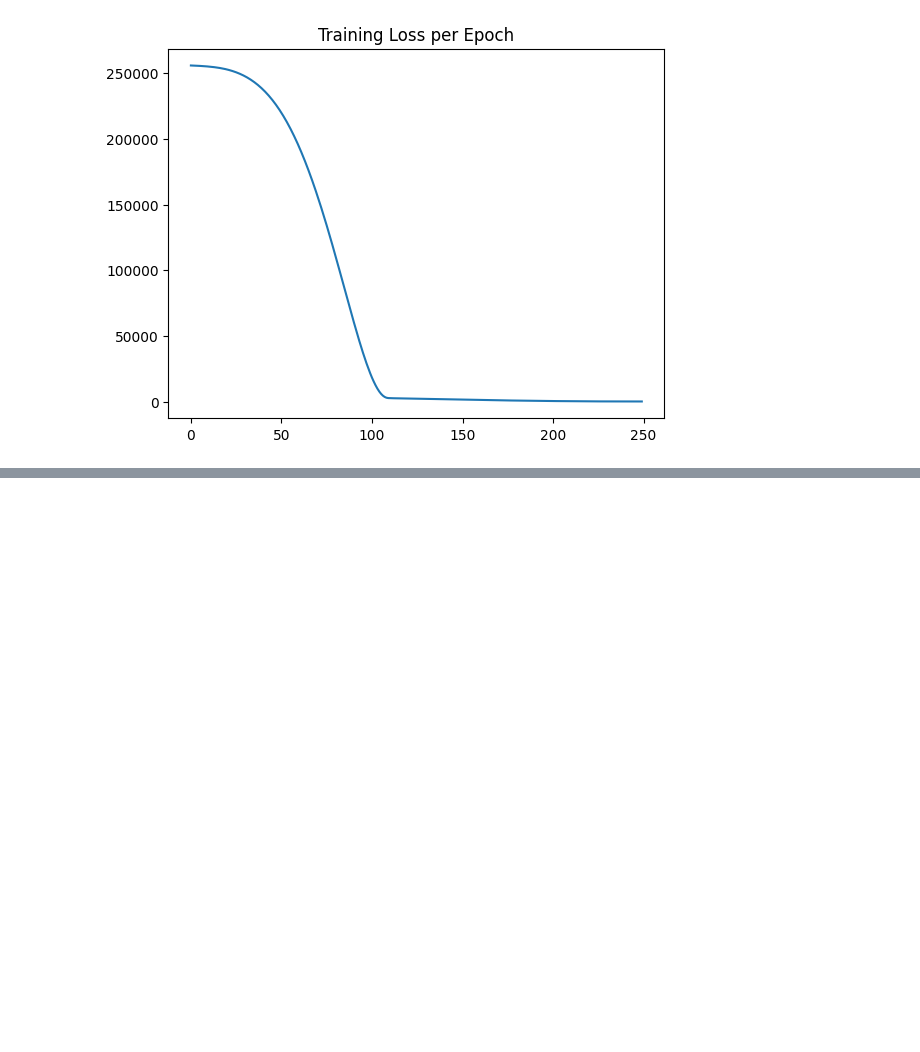
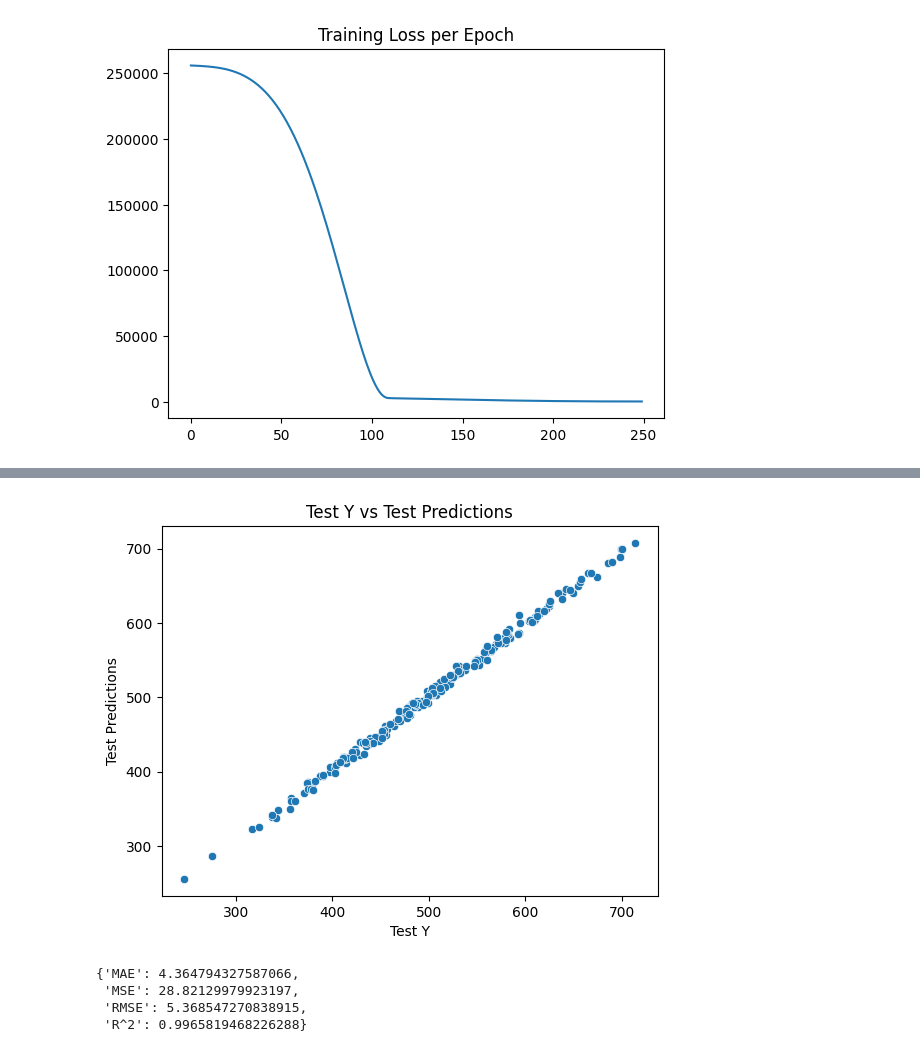
Before and after one commit to PrathamModi001/keras_basics, a Jupyter notebook: tutorial.ipynb, the cells around one changed output, grey strips where cells are left out. Cells and saved outputs as stored; diff of their text form; code cells hidden in the pictures; blank space fills up the shorter version.

```diff
--- a/tutorial.ipynb
+++ b/tutorial.ipynb
@@ -165,0 +187,3 @@ Text(0.5, 1.0, 'Training Loss per Epoch')
+# %%
+test_predictions = model.predict(X_test)
+test_predictions
@@ -165,0 +209,5 @@ Text(0.5, 1.0, 'Training Loss per Epoch')
+# %%
+test_predictions = test_predictions.reshape(-1)  # Reshape to a 1-dimensional array
+# %%
+pred_df = pd.DataFrame({'Test Y': y_test, 'Test Predictions': test_predictions})
+pred_df
@@ -165,0 +228,5 @@ Text(0.5, 1.0, 'Training Loss per Epoch')
+# %%
+sns.scatterplot(x='Test Y',y='Test Predictions',data=pred_df);
+plt.title("Test Y vs Test Predictions");
+# %% [output]
+[figure, added]
@@ -165,0 +262,7 @@ Text(0.5, 1.0, 'Training Loss per Epoch')
+# %%
+evaluate_regression(y_test, test_predictions)
+# %% [output]
+{'MAE': 4.364794327587066,
+ 'MSE': 28.82129979923197,
+ 'RMSE': 5.368547270838915,
+ 'R^2': 0.9965819468226288}
```
Also changed, not shown: parts of 17 cells of this notebook, 1 other file.
